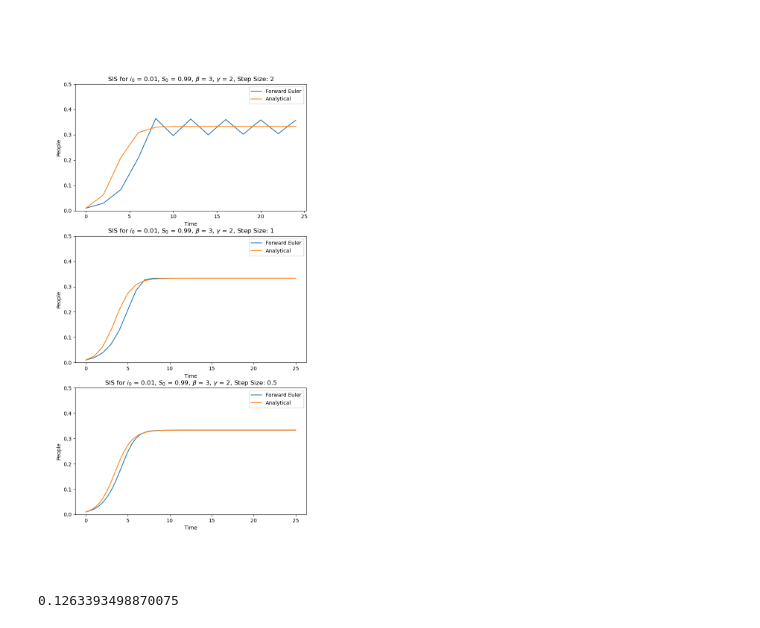
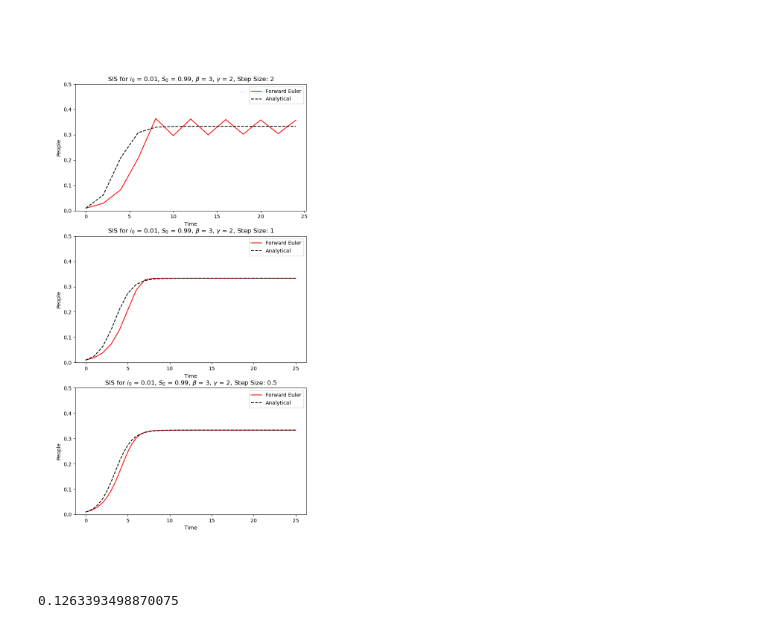
Before and after one commit to mide5396/CSCI4830-Infectious-Disease-Modeling, a Jupyter notebook: Homework 2/problem1.ipynb, the cells around one changed output. Saved outputs shown, nothing was run; the diff lists cells and outputs as text; code cells hidden in the pictures.

Commit message:
Changed color and line styles of problem 1

```diff
--- a/Homework 2/problem1.ipynb
+++ b/Homework 2/problem1.ipynb
@@ -51,8 +51,8 @@ i_analytical = ((1-One_Over_R_naught) /
                )
 
 axs[0].cla()
-axs[0].plot(t0, I0, label='Forward Euler')
-axs[0].plot(t0, i_analytical, label='Analytical')
+axs[0].plot(t0, I0, label='Forward Euler', color='red')
+axs[0].plot(t0, i_analytical, label='Analytical', color='black', linestyle='--')
 axs[0].set_xlabel("Time")
 axs[0].set_ylabel("People")
 axs[0].legend()
@@ -60,38 +60,38 @@ axs[0].set_title("SIS for $i_0$ = 0.01, $S_0$ = 0.99, $\u03B2$ = 3, $\u03B3$ = 2
 axs[0].set_ylim(0,0.5)
 
 step_size = 1
 
 t0,I0 = ForwardEulerSolver(i_initial, s_initial, Beta, Gamma, t_range, step_size)
 i_analytical = ((1-One_Over_R_naught) /
                     (1+((1-One_Over_R_naught-i_initial)/i_initial)*np.e**(-(Beta-Gamma)*t0))
                )
 axs[1].cla()
-axs[1].plot(t0, I0, label='Forward Euler')
-axs[1].plot(t0, i_analytical, label='Analytical')
+axs[1].plot(t0, I0, label='Forward Euler', color='red')
+axs[1].plot(t0, i_analytical, label='Analytical', color='black', linestyle='--')
 axs[1].set_xlabel("Time")
 axs[1].set_ylabel("People")
 axs[1].legend()
 axs[1].set_title("SIS for $i_0$ = 0.01, $S_0$ = 0.99, $\u03B2$ = 3, $\u03B3$ = 2, Step Size: 1")
 axs[1].set_ylim(0,0.5)
 
 step_size = 0.5
 
 t0,I0 = ForwardEulerSolver(i_initial, s_initial, Beta, Gamma, t_range, step_size)
 i_analytical = ((1-One_Over_R_naught) /
                     (1+((1-One_Over_R_naught-i_initial)/i_initial)*np.e**(-(Beta-Gamma)*t0))
                )
 axs[2].cla()
-axs[2].plot(t0, I0, label='Forward Euler')
-axs[2].plot(t0, i_analytical, label='Analytical')
+axs[2].plot(t0, I0, label='Forward Euler', color='red')
+axs[2].plot(t0, i_analytical, label='Analytical', color='black', linestyle='--')
 axs[2].set_xlabel("Time")
 axs[2].set_ylabel("People")
 axs[2].legend()
 axs[2].set_title("SIS for $i_0$ = 0.01, $S_0$ = 0.99, $\u03B2$ = 3, $\u03B3$ = 2, Step Size: 0.5")
 axs[2].set_ylim(0,0.5)
 
 plt.savefig('problem1Graphs.png')
 # %% [output]
-[figure, old version]
+[figure, new version]
 # %%
 # Problem C
 # Function that uses both Forward Euler and analytical solution
```
Also changed, not shown: parts of 1 cell of this notebook.
